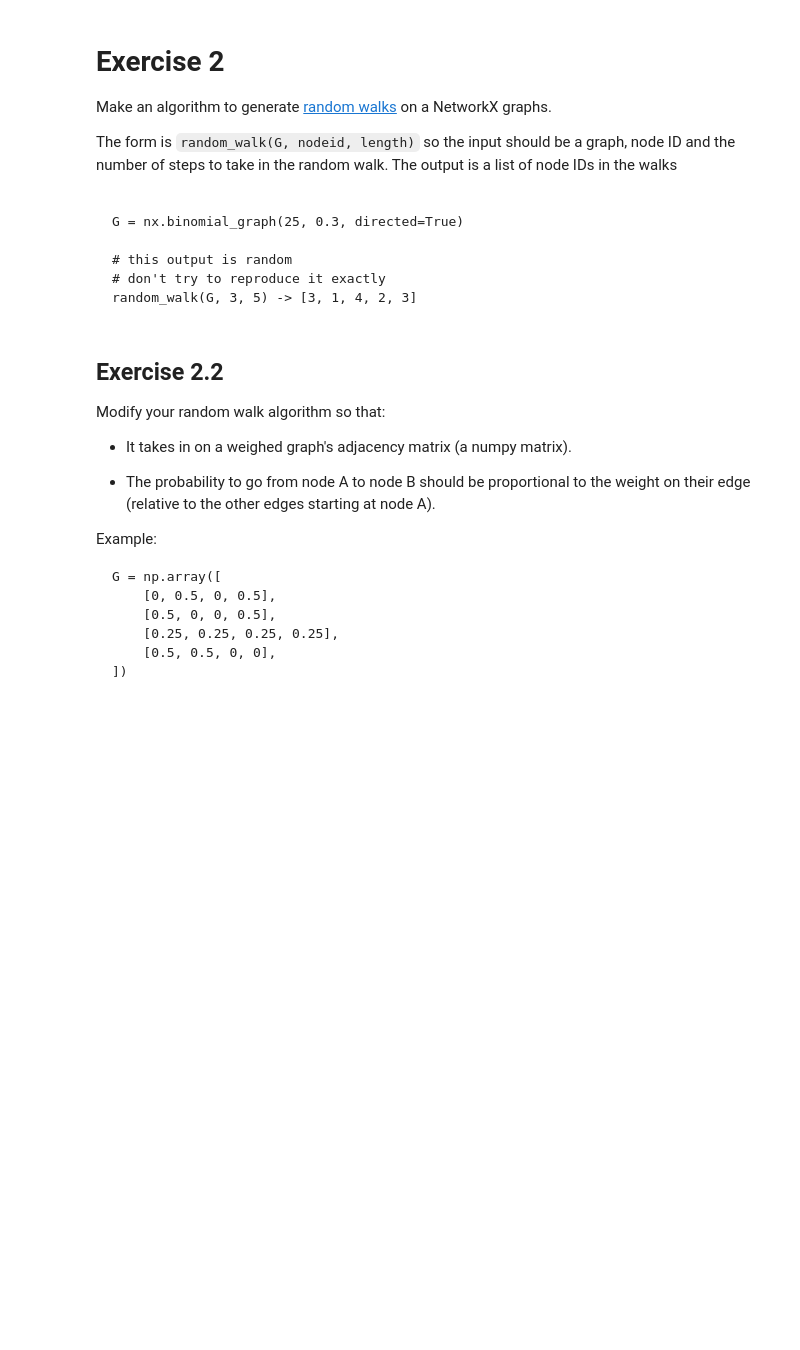
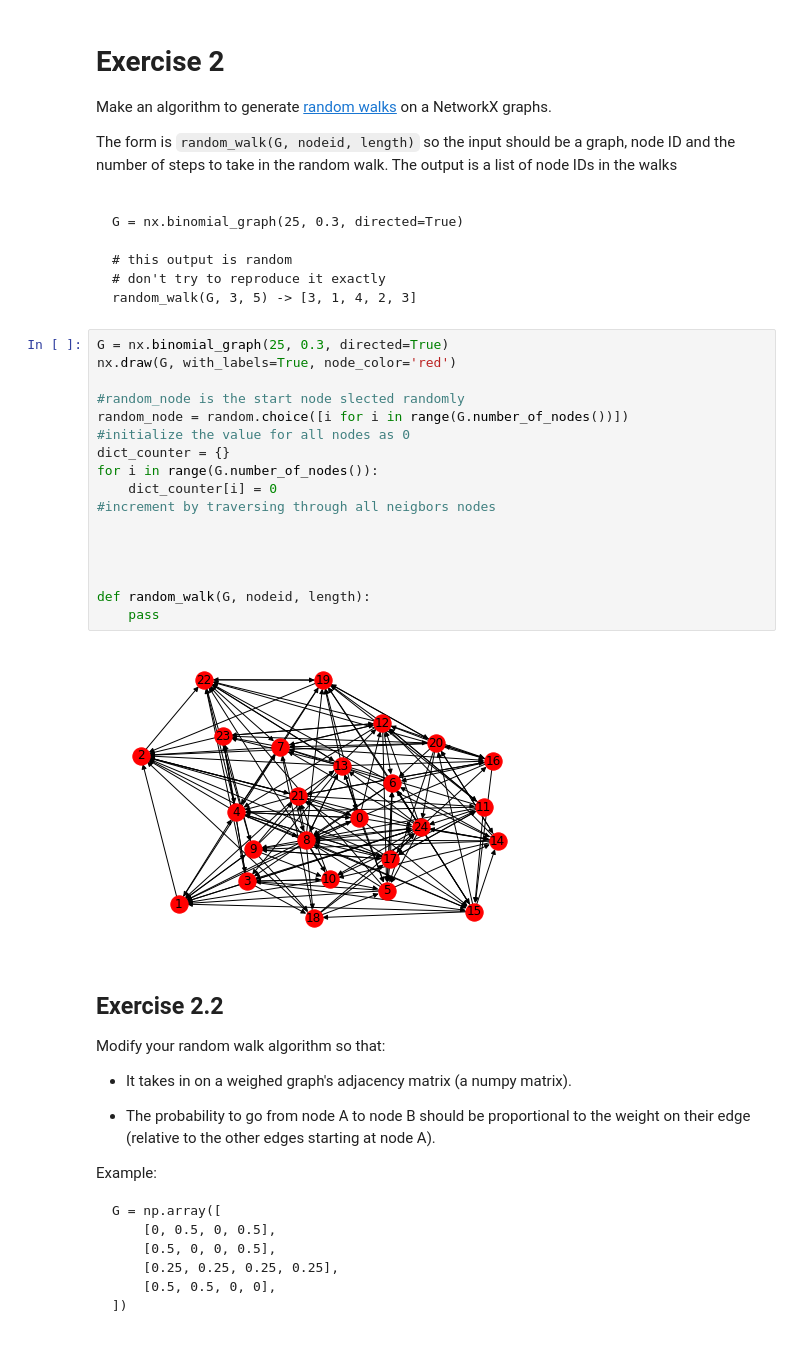
Before and after one commit to cb-ds-1/m1-11-networks, a Jupyter notebook: Workshop Graphs.ipynb, the cells around one changed output. Cells and saved outputs as stored; diff of their text form; blank space fills up the shorter version.

````diff
--- a/Workshop Graphs.ipynb
+++ b/Workshop Graphs.ipynb
@@ -51,6 +136,25 @@ G = nx.binomial_graph(25, 0.3, directed=True)
 # don't try to reproduce it exactly
 random_walk(G, 3, 5) -> [3, 1, 4, 2, 3]
 ```
+# %%
+G = nx.binomial_graph(25, 0.3, directed=True)
+nx.draw(G, with_labels=True, node_color='red')
+
+#random_node is the start node slected randomly
+random_node = random.choice([i for i in range(G.number_of_nodes())])
+#initialize the value for all nodes as 0
+dict_counter = {}
+for i in range(G.number_of_nodes()):
+    dict_counter[i] = 0
+#increment by traversing through all neigbors nodes
+
+
+
+
+def random_walk(G, nodeid, length):
+    pass
+# %% [output]
+[figure, added]
 # %% [markdown]
 ## Exercise 2.2
 
````
Also changed, not shown: parts of 4 cells of this notebook.
